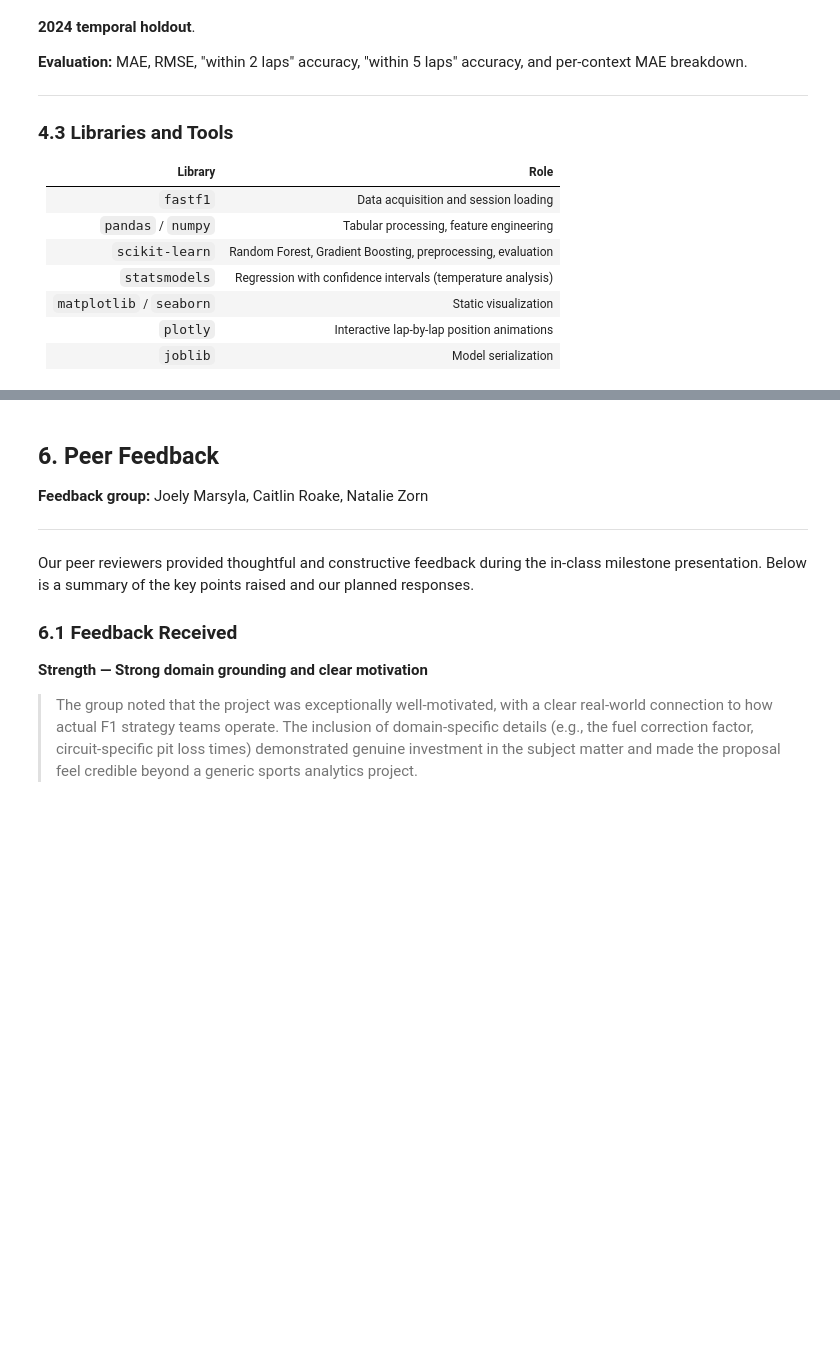
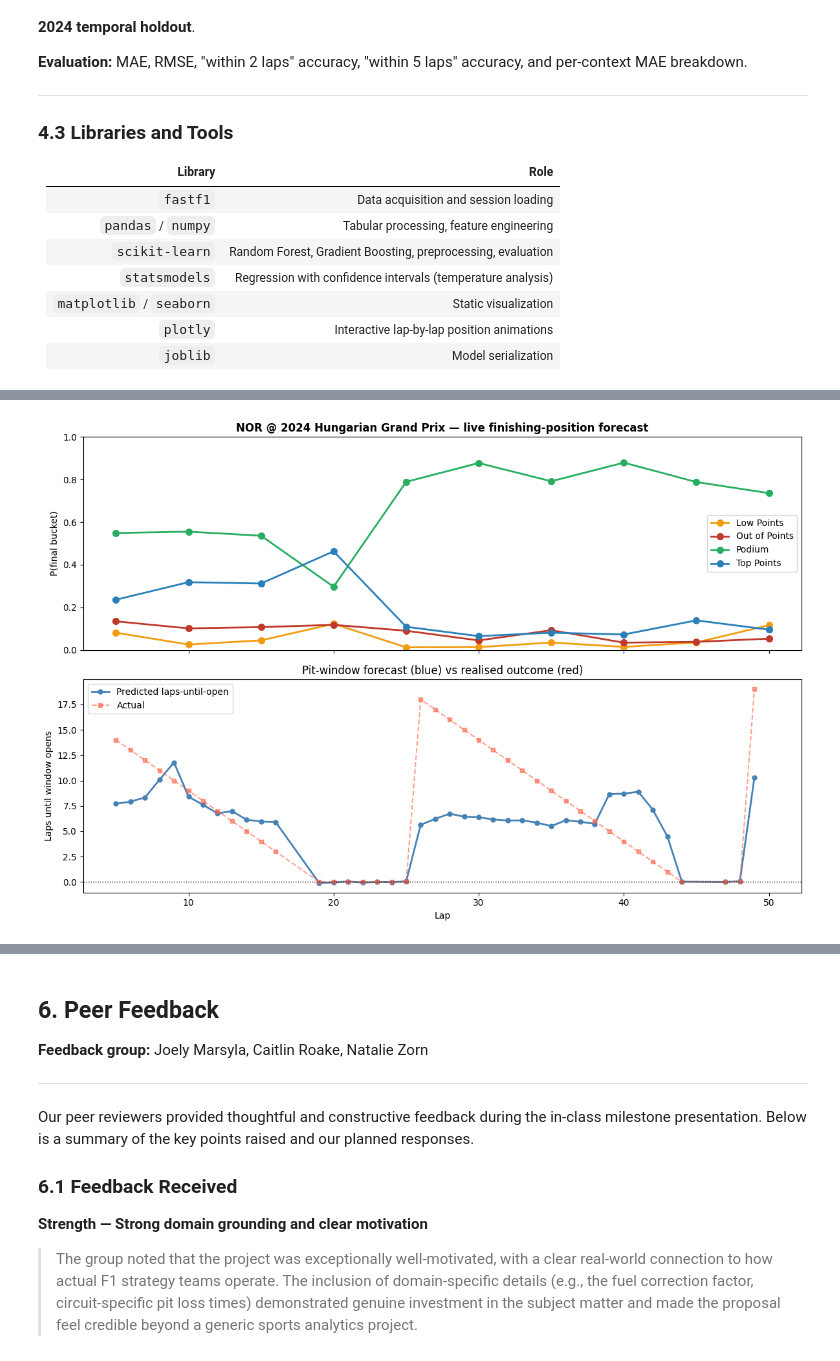
Before and after one commit to cooper-kerr/F1-Predictive-Analysis-Project, a Jupyter notebook: notebooks/01_milestone_report.ipynb, the cells around one changed output, grey strips where cells are left out. Saved outputs shown, nothing was run; the diff lists cells and outputs as text; code cells hidden in the pictures; blank space fills up the shorter version.

```diff
--- a/notebooks/01_milestone_report.ipynb
+++ b/notebooks/01_milestone_report.ipynb
@@ -2145,0 +368,61 @@ plt.show()
+# %%
+# ── Pit-window forecast across the race ──
+pw_df    = pd.read_csv(DATA_DIR / 'f1_pit_window_labels.csv')
+pw_art   = joblib.load(MODEL_DIR / 'f1_pit_window_model_tuned.pkl')
+pw_model = pw_art['model']
+pw_encs  = pw_art['encoders']
+pw_driver = pw_df[(pw_df['year'] == RACE_YEAR) &
+                  (pw_df['circuit'] == RACE_NAME) &
+                  (pw_df['driver'] == DRIVER)].copy()
+pw_driver['context_str']  = pw_driver['context'].astype(str)
+pw_driver['compound_str'] = pw_driver['compound'].astype(str)
+pw_driver['context']  = pw_encs['context'].transform(pw_driver['context_str'])
+pw_driver['compound'] = pw_encs['compound'].transform(pw_driver['compound_str'])
+feat_cols_pw = list(pw_model.feature_names_in_)
+# Numeric features only — context and compound are already integer-encoded
+num_feats = [c for c in feat_cols_pw if c not in ('context', 'compound')]
+for col in num_feats:
+    pw_driver[col] = pd.to_numeric(pw_driver[col], errors='coerce')
+    pw_driver[col] = pw_driver[col].fillna(
+        pd.to_numeric(pw_df[col], errors='coerce').median()
+    )
+pw_driver['predicted_laps_until_open'] = pw_model.predict(
+    pw_driver[feat_cols_pw].values.astype(float))
+
+# ── Plot integrated dashboard ──
+fig, axes = plt.subplots(2, 1, figsize=(12, 8), sharex=True)
+
+# Top: position-bucket probability over time
+bucket_colors = {
+    'Podium': '#27ae60', 'Top Points': '#2980b9',
+    'Low Points': '#f39c12', 'Out of Points': '#c0392b',
+}
+for bucket in prob_df.columns:
+    axes[0].plot(prob_df.index, prob_df[bucket], 'o-',
+                 label=bucket, color=bucket_colors.get(bucket, 'grey'),
+                 linewidth=2, markersize=7)
+axes[0].set_ylabel('P(final bucket)')
+axes[0].set_title(f'{DRIVER} @ {RACE_YEAR} {RACE_NAME} — '
+                  f'live finishing-position forecast', fontweight='bold')
+axes[0].legend(loc='center right')
+axes[0].set_ylim(0, 1)
+
+# Bottom: pit-window forecast vs actual
+axes[1].plot(pw_driver['lap'], pw_driver['predicted_laps_until_open'],
+             'o-', color='steelblue', label='Predicted laps-until-open',
+             linewidth=2, markersize=5)
+axes[1].plot(pw_driver['lap'], pw_driver['laps_until_open'],
+             's--', color='tomato', label='Actual', alpha=0.6, markersize=4)
+axes[1].set_xlabel('Lap')
+axes[1].set_ylabel('Laps until window opens')
+axes[1].set_title('Pit-window forecast (blue) vs realised outcome (red)')
+axes[1].legend()
+axes[1].axhline(0, color='black', linestyle=':', linewidth=1)
+
+plt.tight_layout()
+FIGURES_DIR = ROOT / 'outputs' / 'figures'
+FIGURES_DIR.mkdir(parents=True, exist_ok=True)
+plt.savefig(FIGURES_DIR / 'integrated_race_dashboard.png', dpi=150, bbox_inches='tight')
+plt.show()
+# %% [output]
+[figure, added]
```
Also changed, not shown: parts of 46 cells of this notebook, 20 other files.
